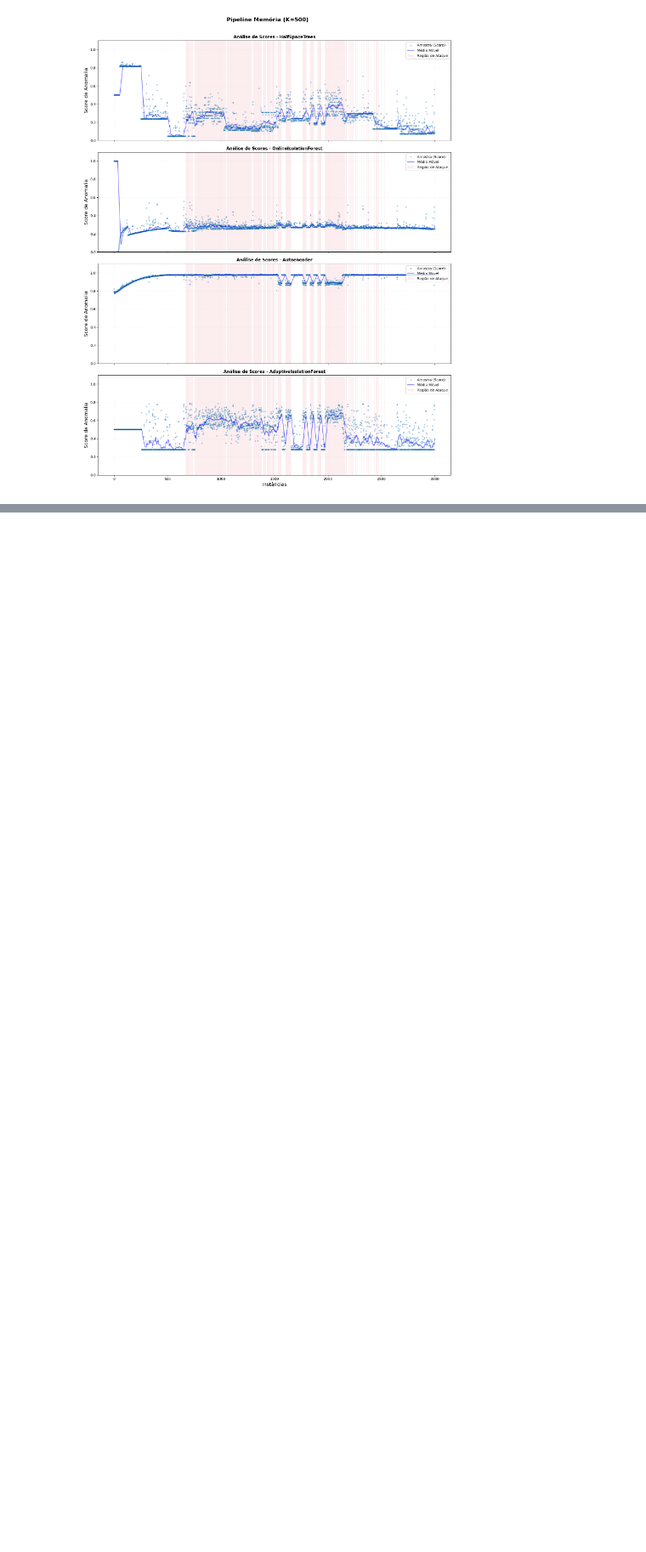
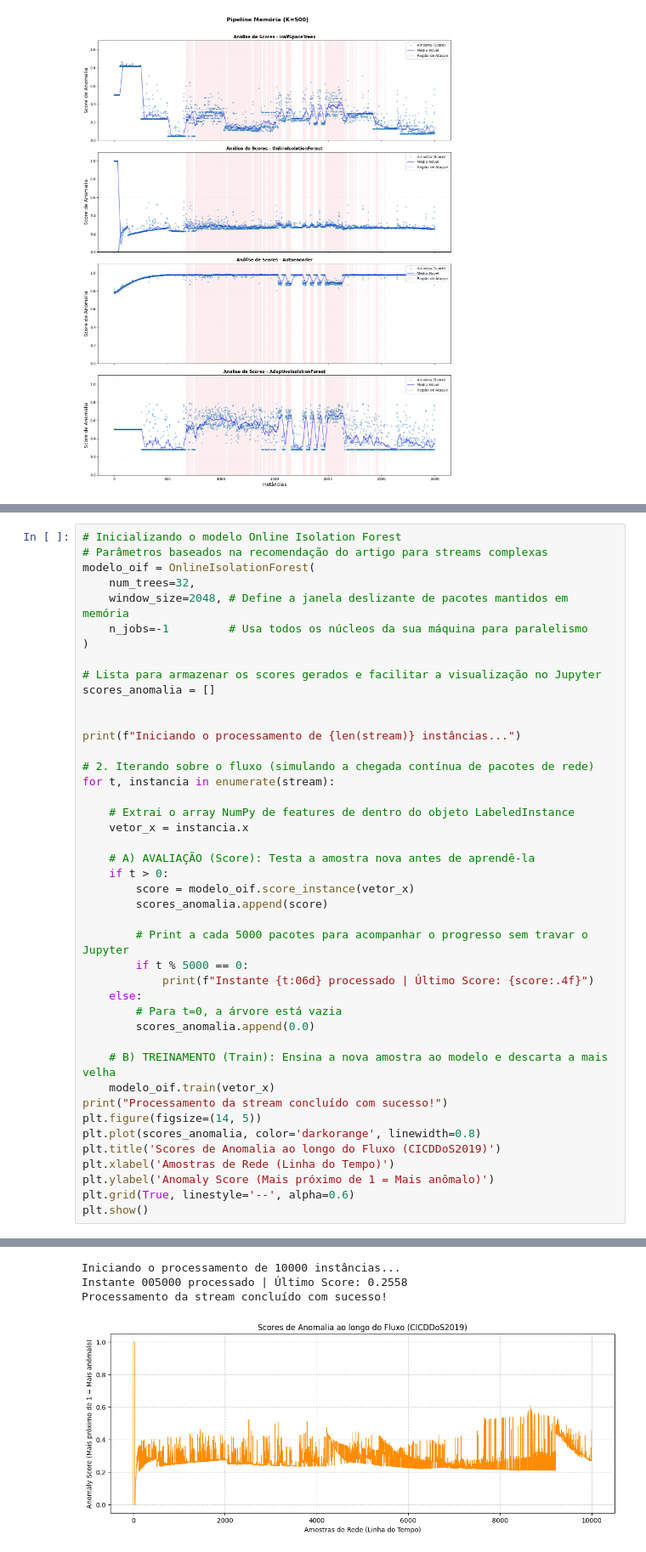
Before and after one commit to iRocktys/anomaly-detection-data-stream, a Jupyter notebook: AnomalyDetectionDevelop.ipynb, the cells around one changed output, grey strips where cells are left out. Shown at 85% size. Cells and saved outputs as stored; diff of their text form; blank space fills up the shorter version.

Commit message:
Testando modelo capyMOA bruto

```diff
--- a/AnomalyDetectionDevelop.ipynb
+++ b/AnomalyDetectionDevelop.ipynb
@@ -208,0 +260,44 @@ runner.ExecuteExperiments(
+# %%
+# Inicializando o modelo Online Isolation Forest
+# Parâmetros baseados na recomendação do artigo para streams complexas
+modelo_oif = OnlineIsolationForest(
+    num_trees=32,
+    window_size=2048, # Define a janela deslizante de pacotes mantidos em memória
+    n_jobs=-1         # Usa todos os núcleos da sua máquina para paralelismo
+)
+
+# Lista para armazenar os scores gerados e facilitar a visualização no Jupyter
+scores_anomalia = []
+
+
+print(f"Iniciando o processamento de {len(stream)} instâncias...")
+
+# 2. Iterando sobre o fluxo (simulando a chegada contínua de pacotes de rede)
+for t, instancia in enumerate(stream):
+
+    # Extrai o array NumPy de features de dentro do objeto LabeledInstance
+    vetor_x = instancia.x
+
+    # A) AVALIAÇÃO (Score): Testa a amostra nova antes de aprendê-la
+    if t > 0:
+        score = modelo_oif.score_instance(vetor_x)
+        scores_anomalia.append(score)
+
+        # Print a cada 5000 pacotes para acompanhar o progresso sem travar o Jupyter
+        if t % 5000 == 0:
+            print(f"Instante {t:06d} processado | Último Score: {score:.4f}")
+    else:
+        # Para t=0, a árvore está vazia
+        scores_anomalia.append(0.0)
+
+    # B) TREINAMENTO (Train): Ensina a nova amostra ao modelo e descarta a mais velha
+    modelo_oif.train(vetor_x)
+print("Processamento da stream concluído com sucesso!")
+plt.figure(figsize=(14, 5))
+plt.plot(scores_anomalia, color='darkorange', linewidth=0.8)
+plt.title('Scores de Anomalia ao longo do Fluxo (CICDDoS2019)')
+plt.xlabel('Amostras de Rede (Linha do Tempo)')
+plt.ylabel('Anomaly Score (Mais próximo de 1 = Mais anômalo)')
+plt.grid(True, linestyle='--', alpha=0.6)
+plt.show()
+# %% [output]
@@ -208,0 +305,4 @@ runner.ExecuteExperiments(
+Iniciando o processamento de 10000 instâncias...
+Instante 005000 processado | Último Score: 0.2558
+Processamento da stream concluído com sucesso!
+[figure, added]
```
Also changed, not shown: parts of 3 cells of this notebook, 1 other file.
